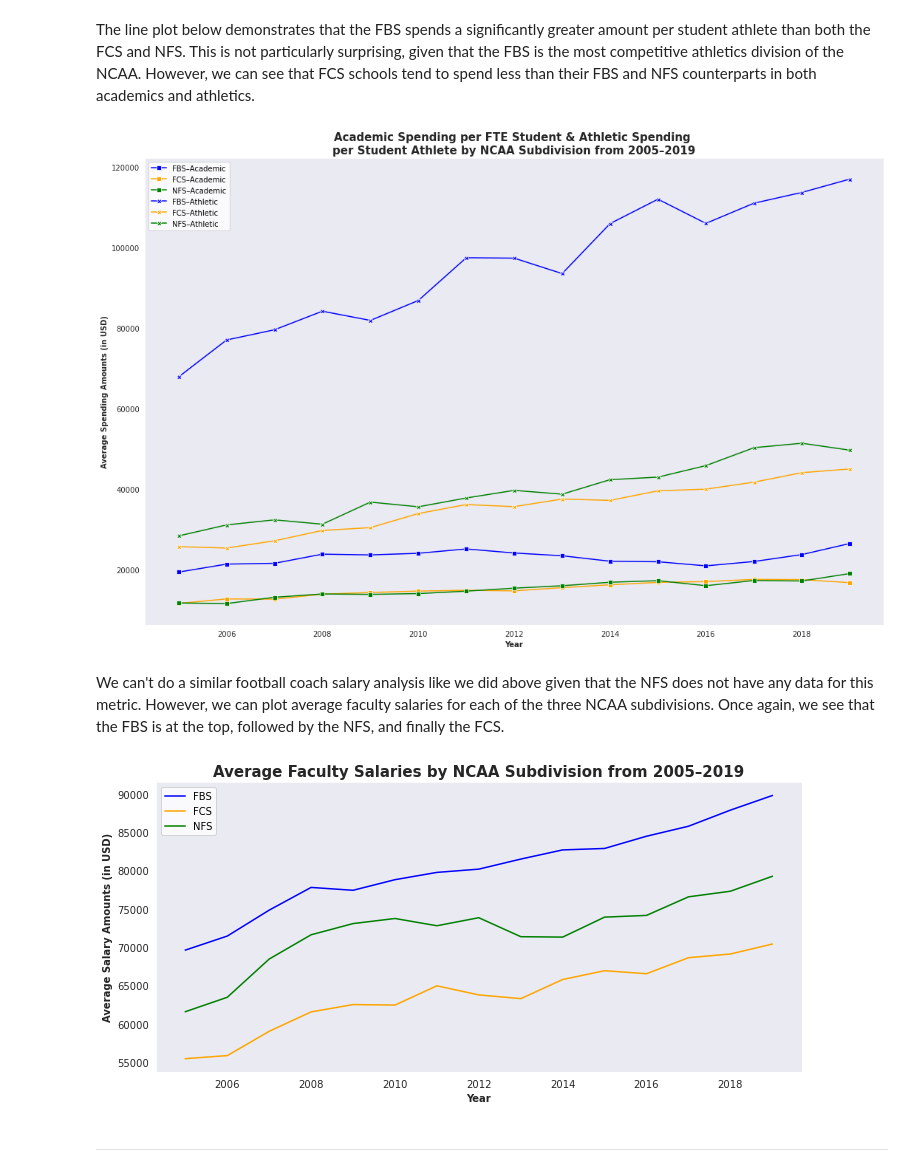
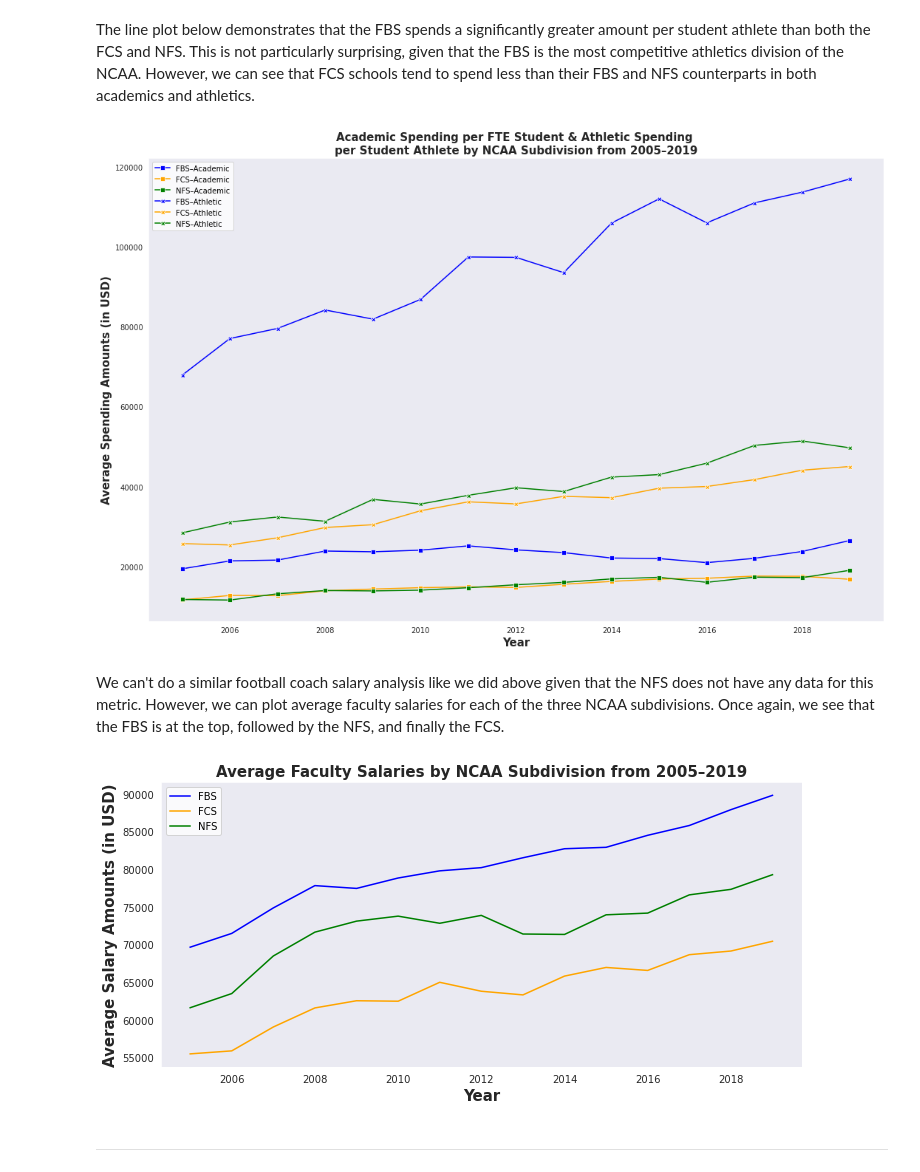
Before and after one commit to Shoemaker703/college_retention, a Jupyter notebook: Summary Notebook.ipynb, the cells around one changed output. Drawn from its saved outputs; the diff is of its cells as text; code cells hidden in the pictures.

```diff
--- a/Summary Notebook.ipynb
+++ b/Summary Notebook.ipynb
@@ -391,8 +395,8 @@ with sns.axes_style('dark'):
 sns.lineplot(y = trends['Academic Spending per FTE Student'], x = trends.index, color='blue')
 sns.lineplot(y = trends['Athletic Spending per Student Athlete'], x = trends.index, color='orange')
 ax.set_title('Academic Spending per FTE Student & \nAthletic Spending per Student Athlete from 2005–2019', fontsize=15,fontweight='bold')
-ax.set_xlabel('Year', fontsize=10,fontweight='bold')
-ax.set_ylabel('Average Spending Amounts (in USD)', fontsize=10,fontweight='bold')
+ax.set_xlabel('Year', fontsize=15,fontweight='bold')
+ax.set_ylabel('Average Spending Amounts (in USD)', fontsize=15,fontweight='bold')
 ax.legend(labels = ['Academic Spending per FTE Student', 'Athletic Spending per Student Athlete'])
 plt.tight_layout()
 plt.savefig('Images/academic_athletic_spending.png');
@@ -407,8 +411,8 @@ with sns.axes_style('dark'):
 sns.lineplot(y = trends['Average Faculty Salary'], x = trends.index, color='orange')
 sns.lineplot(y = trends['Average FB Coach Salary'], x = trends.index, color='blue')
 ax.set_title('Average Faculty Salaries & \nAverage Football Coaching Salaries from 2005–2019', fontsize=15,fontweight='bold')
-ax.set_xlabel('Year', fontsize=10,fontweight='bold')
-ax.set_ylabel('Average Salary Amounts (in USD)', fontsize=10,fontweight='bold')
+ax.set_xlabel('Year', fontsize=15,fontweight='bold')
+ax.set_ylabel('Average Salary Amounts (in USD)', fontsize=15,fontweight='bold')
 ax.legend(labels = ['Average Faculty Salary', 'Average Football Coaching Salaries'])
 plt.tight_layout()
 plt.savefig('Images/salaries.png');
@@ -436,8 +440,8 @@ sns.lineplot(y = fbs_trends['Weighted Retention Rate'], x = fbs_trends.index, co
 sns.lineplot(y = fcs_trends['Weighted Retention Rate'], x = fcs_trends.index, color='orange')
 sns.lineplot(y = nfs_trends['Weighted Retention Rate'], x = nfs_trends.index, color='green')
 ax.set_title('Weighted Retention Rates by NCAA Subdivision from 2005–2019', fontsize=15,fontweight='bold')
-ax.set_xlabel('Year', fontsize=10,fontweight='bold')
-ax.set_ylabel('Weighted Retention Rate (as percentage)', fontsize=10,fontweight='bold')
+ax.set_xlabel('Year', fontsize=15,fontweight='bold')
+ax.set_ylabel('Weighted Retention Rate (as percentage)', fontsize=12,fontweight='bold')
 ax.set_ylim(bottom=0,top=100)
 ax.legend(labels = ['FBS', 'FCS', 'NFS'])
 plt.tight_layout()
@@ -457,30 +461,30 @@ sns.lineplot(y = fbs_trends['Athletic Spending per Student Athlete'], x = fbs_tr
 sns.lineplot(y = fcs_trends['Athletic Spending per Student Athlete'], x = fcs_trends.index, color='orange', marker = 'X')
 sns.lineplot(y = nfs_trends['Athletic Spending per Student Athlete'], x = nfs_trends.index, color='green', marker = 'X')
 ax.set_title('Academic Spending per FTE Student & Athletic Spending \nper Student Athlete by NCAA Subdivision from 2005–2019', fontsize=15,fontweight='bold')
-ax.set_xlabel('Year', fontsize=10,fontweight='bold')
-ax.set_ylabel('Average Spending Amounts (in USD)', fontsize=10,fontweight='bold')
+ax.set_xlabel('Year', fontsize=15,fontweight='bold')
+ax.set_ylabel('Average Spending Amounts (in USD)', fontsize=15,fontweight='bold')
 ax.legend(labels = ['FBS–Academic', 'FCS–Academic', 'NFS–Academic','FBS–Athletic', 'FCS–Athletic', 'NFS–Athletic'])
 plt.tight_layout()
 plt.savefig('Images/academic_athletic_spending_ncaa.png');
 # %% [output]
-[figure, old version]
+[figure, new version]
 # %% [markdown]
 We can't do a similar football coach salary analysis like we did above given that the NFS does not have any data for this metric. However, we can plot average faculty salaries for each of the three NCAA subdivisions. Once again, we see that the FBS is at the top, followed by the NFS, and finally the FCS.
 # %%
 # Looking academic spending per FTE student vs. athletic spending per student athlete.
 with sns.axes_style('dark'):
     fig, ax = plt.subplots(figsize=(10,5))
 sns.lineplot(y = fbs_trends['Average Faculty Salary'], x = fbs_trends.index, color='blue')
 sns.lineplot(y = fcs_trends['Average Faculty Salary'], x = fcs_trends.index, color='orange')
 sns.lineplot(y = nfs_trends['Average Faculty Salary'], x = nfs_trends.index, color='green')
 ax.set_title('Average Faculty Salaries by NCAA Subdivision from 2005–2019', fontsize=15,fontweight='bold')
-ax.set_xlabel('Year', fontsize=10,fontweight='bold')
-ax.set_ylabel('Average Salary Amounts (in USD)', fontsize=10,fontweight='bold')
+ax.set_xlabel('Year', fontsize=15,fontweight='bold')
+ax.set_ylabel('Average Salary Amounts (in USD)', fontsize=15,fontweight='bold')
 ax.legend(labels = ['FBS', 'FCS', 'NFS'])
 plt.tight_layout()
 plt.savefig('Images/salaries_ncaa.png');
 # %% [output]
-[figure, old version]
+[figure, new version]
 # %% [markdown]
 ---
 # %% [markdown]
```
Also changed, not shown: parts of 13 cells of this notebook, 10 other files.
